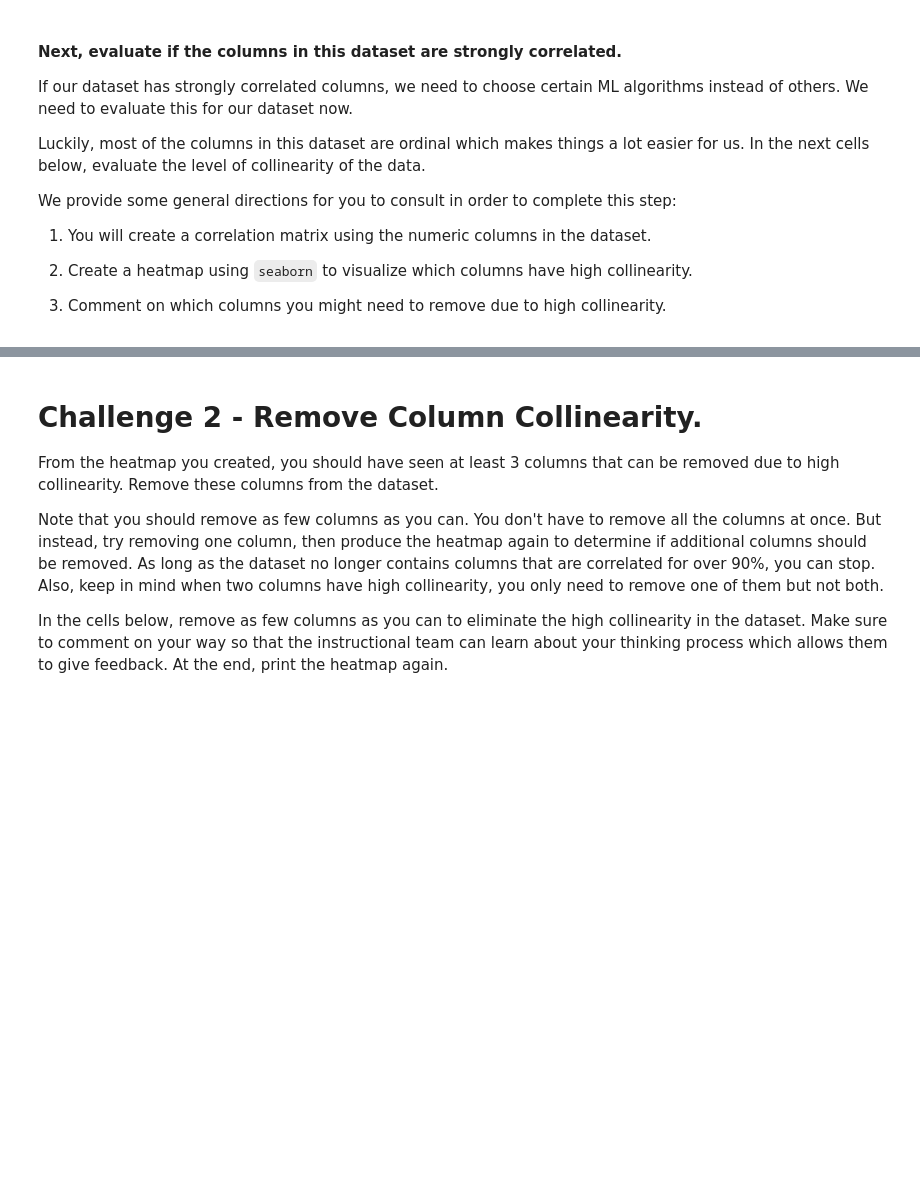
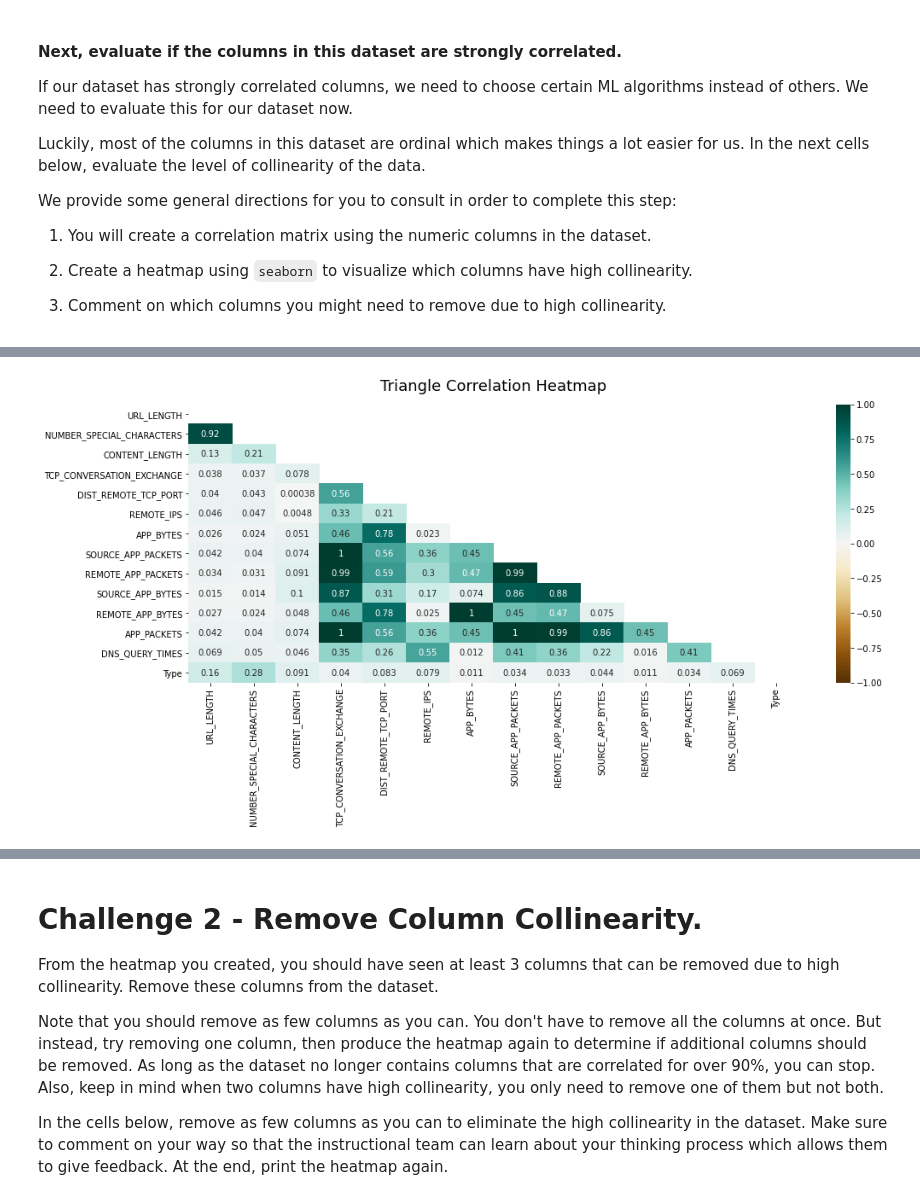
Before and after one commit to ta-data-remote/lab-supervised-learning, a Jupyter notebook: your-code/main.ipynb, the cells around one changed output, grey strips where cells are left out. Cells and saved outputs as stored; diff of their text form; code cells hidden in the pictures; blank space fills up the shorter version.

```diff
--- a/your-code/main.ipynb
+++ b/your-code/main.ipynb
@@ -11,6 +23,8 @@ In this lab, we will explore a dataset that describes websites with different fe
 # Challenge 1 - Explore The Dataset
 
 Let's start by exploring the dataset. First load the data file:
+# %%
+web = pd.read_csv("../data/website.csv")
 # %% [markdown]
 #### Explore the data from an bird's-eye view.
 
@@ -79,0 +121,8 @@ We provide some general directions for you to consult in order to complete this
+# %%
+plt.figure(figsize=(16, 6))
+# define the mask to set the values in the upper triangle to True
+mask = np.triu(np.ones_like(web.corr().abs(), dtype=bool))
+heatmap = sns.heatmap(web.corr().abs(), mask=mask, vmin=-1, vmax=1, annot=True, cmap='BrBG')
+heatmap.set_title('Triangle Correlation Heatmap', fontdict={'fontsize':18}, pad=16);
+# %% [output]
+[figure, added]
```
Also changed, not shown: parts of 106 cells of this notebook.
